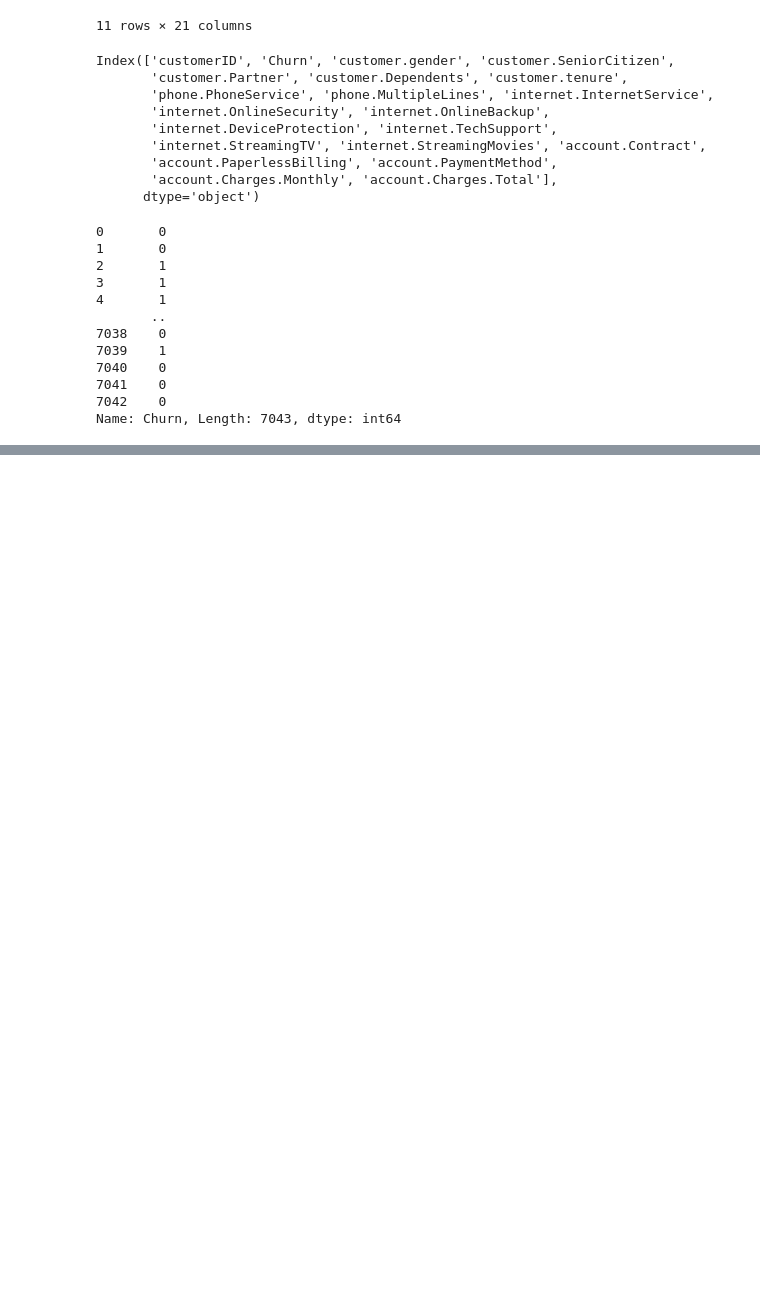
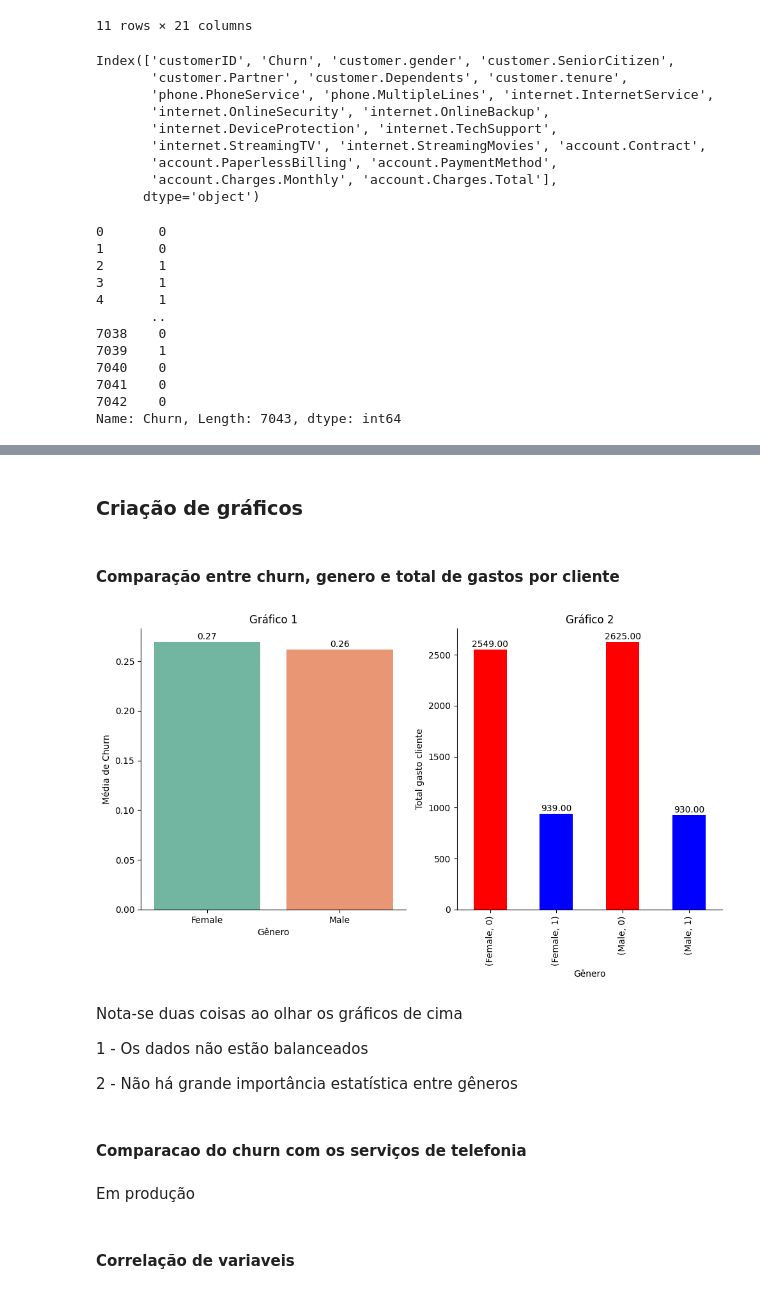
Before and after one commit to I-Am-Not-Lucas/Challange-Data-Science, a Jupyter notebook: Semana 1/main_semana1.ipynb, the cells around one changed output, grey strips where cells are left out. Drawn from its saved outputs; the diff is of its cells as text; code cells hidden in the pictures; blank space fills up the shorter version.

```diff
--- a/Semana 1/main_semana1.ipynb
+++ b/Semana 1/main_semana1.ipynb
@@ -274,0 +267,51 @@ dados[['customer.tenure', 'account.Charges.Monthly', 'account.Charges.Total', 'C
+# %% [markdown]
+### Criação de gráficos
+# %% [markdown]
+#### Comparação entre churn, genero e total de gastos por cliente
+# %%
+mean_churn_gender = dados.groupby("customer.gender")["Churn"].value_counts()
+charge_total_gender = dados.groupby("customer.gender")["account.Charges.Total"].mean()
+# %%
+import matplotlib.pyplot as plt
+import seaborn as sns
+
+# Crie a figura com dois subplots
+fig, ax = plt.subplots(1, 2, figsize=(10, 6))
+
+# Primeiro gráfico de barras
+sns.barplot(data=dados, x='customer.gender', y='Churn', palette='Set2', errorbar=None, ax=ax[0])
+ax[0].set_title('Gráfico 1')
+ax[0].set_xlabel('Gênero')
+ax[0].set_ylabel('Média de Churn')
+
+mean_churn_gender.plot(kind="bar", color=["red", "blue"], ax=ax[1])
+ax[1].set_title('Gráfico 2')
+ax[1].set_xlabel('Gênero')
+ax[1].set_ylabel('Total gasto cliente')
+
+
+for a in ax:
+    a.spines["top"].set_visible(False)
+    a.spines["right"].set_visible(False)
+    for p in a.patches:
+        x = p.get_x() + p.get_width() / 2
+        y = p.get_height()
+        a.annotate(f'{y:.2f}\n', (x, y), ha='center', va='center')
+
+# Exiba o gráfico
+plt.tight_layout()
+plt.show()
+# %% [output]
+[figure, added]
+# %% [markdown]
+Nota-se duas coisas ao olhar os gráficos de cima
+
+1 - Os dados não estão balanceados
+
+2 - Não há grande importância estatística entre gêneros
+# %% [markdown]
+#### Comparacao do churn com os serviços de telefonia
+# %% [markdown]
+Em produção
+# %% [markdown]
+#### Correlação de variaveis
```
Also changed, not shown: parts of 4 cells of this notebook, 2 other files.
